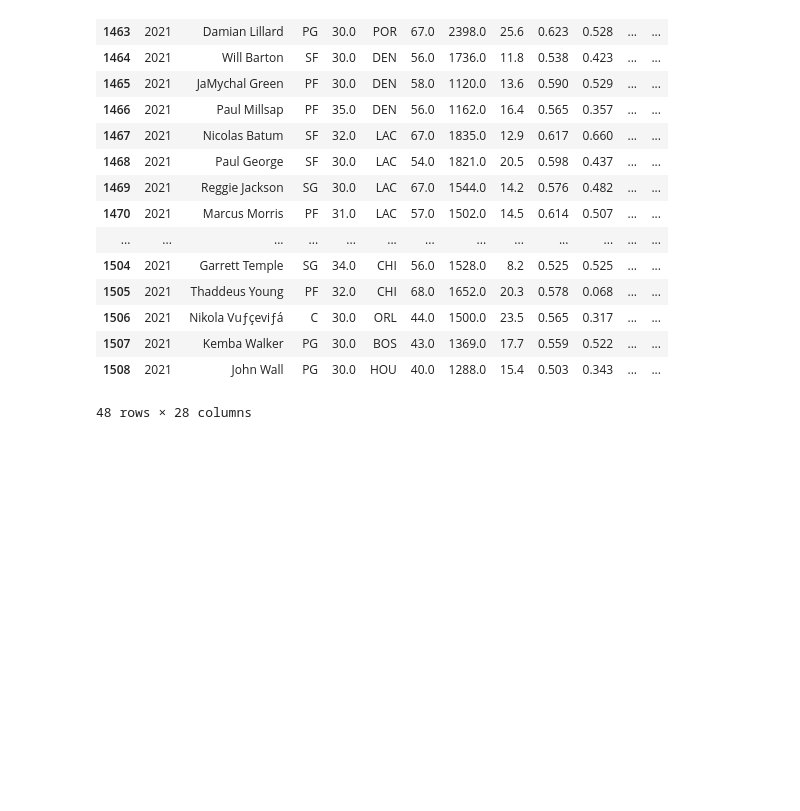
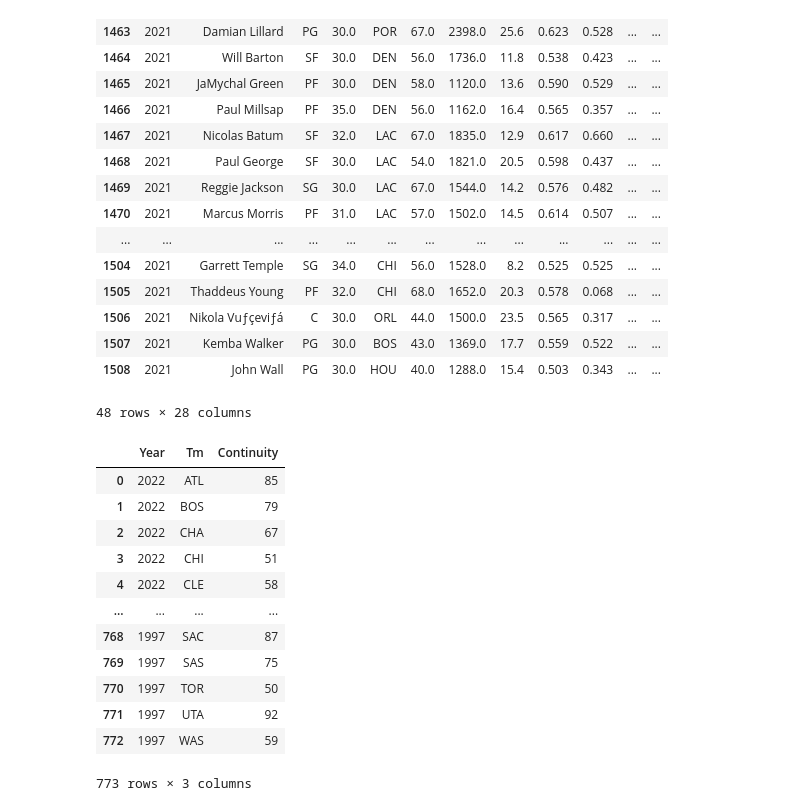
Before and after one commit to GauravMohan1/NBA-Veteran_Analysis, a Jupyter notebook: ml_modeling.ipynb, the cells around one changed output. Saved outputs shown, nothing was run; the diff lists cells and outputs as text; code cells hidden in the pictures; blank space fills up the shorter version.

```diff
--- a/ml_modeling.ipynb
+++ b/ml_modeling.ipynb
@@ -390,3 +378,21 @@ data2
 | 1507 | 2021 | Kemba Walker | PG | 30.0 | BOS | 43.0 | 1369.0 | 17.7 | 0.559 | 0.522 | ... | ... |
 | 1508 | 2021 | John Wall | PG | 30.0 | HOU | 40.0 | 1288.0 | 15.4 | 0.503 | 0.343 | ... | ... |
 48 rows × 28 columns
+# %%
+data1 = pd.read_csv('continuity.csv')
+# %%
+data1
+# %% [output]
+|  | Year | Tm | Continuity |
+| 0 | 2022 | ATL | 85 |
+| 1 | 2022 | BOS | 79 |
+| 2 | 2022 | CHA | 67 |
+| 3 | 2022 | CHI | 51 |
+| 4 | 2022 | CLE | 58 |
+| ... | ... | ... | ... |
+| 768 | 1997 | SAC | 87 |
+| 769 | 1997 | SAS | 75 |
+| 770 | 1997 | TOR | 50 |
+| 771 | 1997 | UTA | 92 |
+| 772 | 1997 | WAS | 59 |
+773 rows × 3 columns
```
Also changed, not shown: parts of 28 cells of this notebook, 3 other files.
